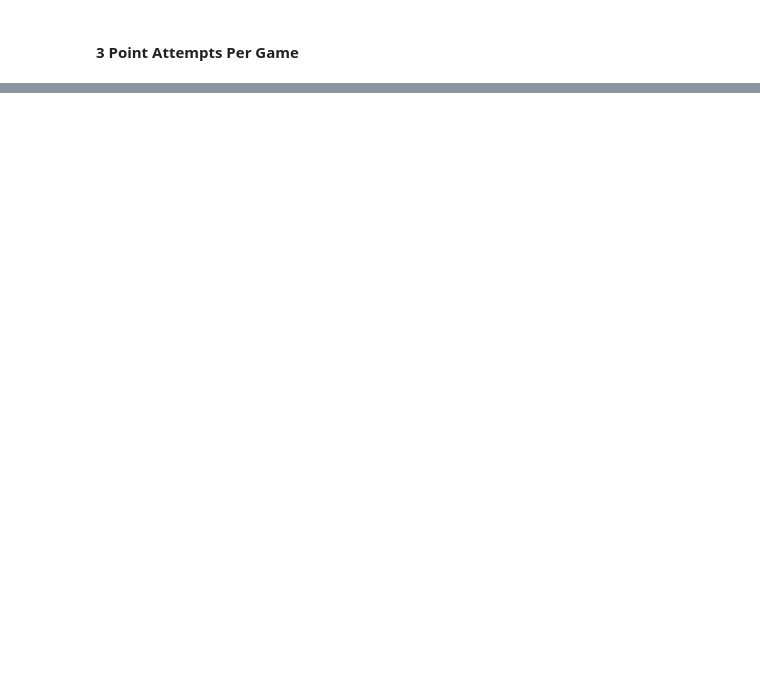
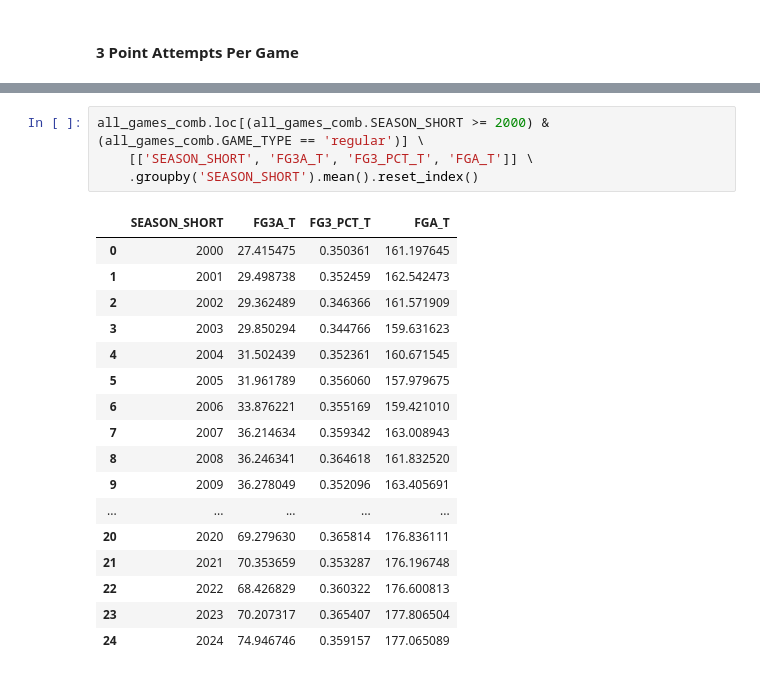
Before and after one commit to asranasinghe/nba_stats, a Jupyter notebook: nba_stats.ipynb, the cells around one changed output, grey strips where cells are left out. Saved outputs shown, nothing was run; the diff lists cells and outputs as text; blank space fills up the shorter version.

```diff
--- a/nba_stats.ipynb
+++ b/nba_stats.ipynb
@@ -201,0 +160,22 @@ Name: GAME_DATE, Length: 21511, dtype: int64
+# %%
+all_games_comb.loc[(all_games_comb.SEASON_SHORT >= 2000) & (all_games_comb.GAME_TYPE == 'regular')] \
+    [['SEASON_SHORT', 'FG3A_T', 'FG3_PCT_T', 'FGA_T']] \
+    .groupby('SEASON_SHORT').mean().reset_index()
+# %% [output]
+|  | SEASON_SHORT | FG3A_T | FG3_PCT_T | FGA_T |
+| 0 | 2000 | 27.415475 | 0.350361 | 161.197645 |
+| 1 | 2001 | 29.498738 | 0.352459 | 162.542473 |
+| 2 | 2002 | 29.362489 | 0.346366 | 161.571909 |
+| 3 | 2003 | 29.850294 | 0.344766 | 159.631623 |
+| 4 | 2004 | 31.502439 | 0.352361 | 160.671545 |
+| 5 | 2005 | 31.961789 | 0.356060 | 157.979675 |
+| 6 | 2006 | 33.876221 | 0.355169 | 159.421010 |
+| 7 | 2007 | 36.214634 | 0.359342 | 163.008943 |
+| 8 | 2008 | 36.246341 | 0.364618 | 161.832520 |
+| 9 | 2009 | 36.278049 | 0.352096 | 163.405691 |
+| ... | ... | ... | ... | ... |
+| 20 | 2020 | 69.279630 | 0.365814 | 176.836111 |
+| 21 | 2021 | 70.353659 | 0.353287 | 176.196748 |
+| 22 | 2022 | 68.426829 | 0.360322 | 176.600813 |
+| 23 | 2023 | 70.207317 | 0.365407 | 177.806504 |
+| 24 | 2024 | 74.946746 | 0.359157 | 177.065089 |
```
Also changed, not shown: parts of 12 cells of this notebook, 2 other files.
